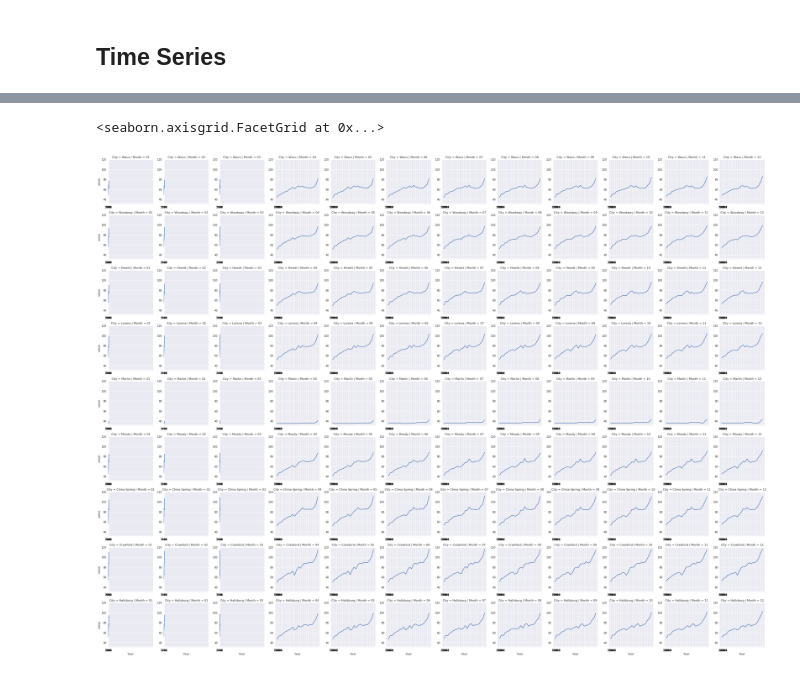
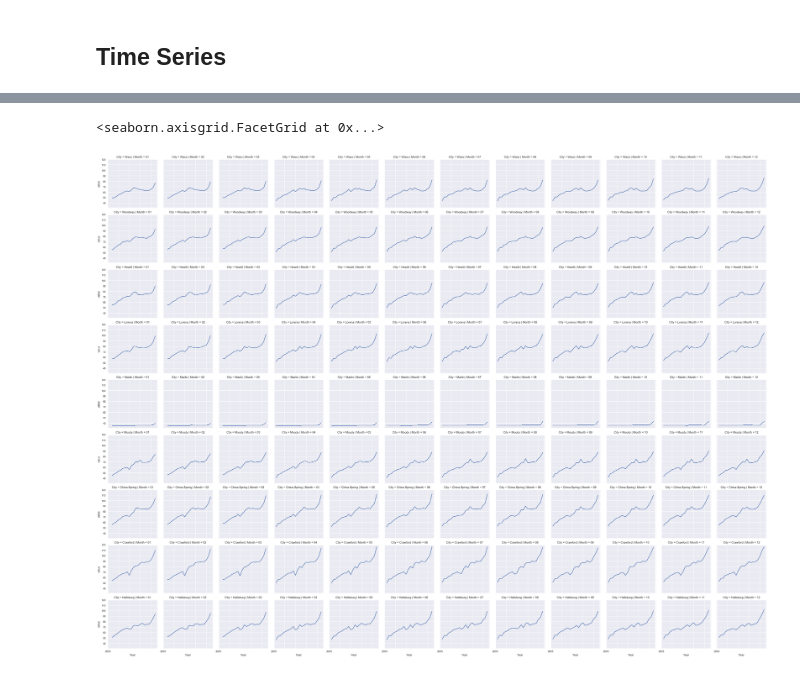
Before and after one commit to scottyla19/housing-analysis, a Jupyter notebook: Housing Analysis.ipynb, the cells around one changed output, grey strips where cells are left out. Cells and saved outputs as stored; diff of their text form; code cells hidden in the pictures.

```diff
--- a/Housing Analysis.ipynb
+++ b/Housing Analysis.ipynb
@@ -74,13 +74,6 @@ Text(0,0.5,'Median Price per sq ft.')
 # %%
 g= sns.FacetGrid(plot_table, col='Month', row="City")
-g = g.map(plt.plot, "Year", "value")
-g.set(xticks=plot_table.Year[2::8])
-# g.set_xticklabels([])
-
-
-# for ax in g.axes.flat:
-#     for label in ax.xaxis.get_ticklabels():
-#         label.set_visible(False)
+g = g.map(plt.plot, "Year", "value" )
 # %% [output]
 <seaborn.axisgrid.FacetGrid at 0x...>
-[figure, old version]
+[figure, new version]
```
Also changed, not shown: parts of 1 cell of this notebook, 1 other file.
